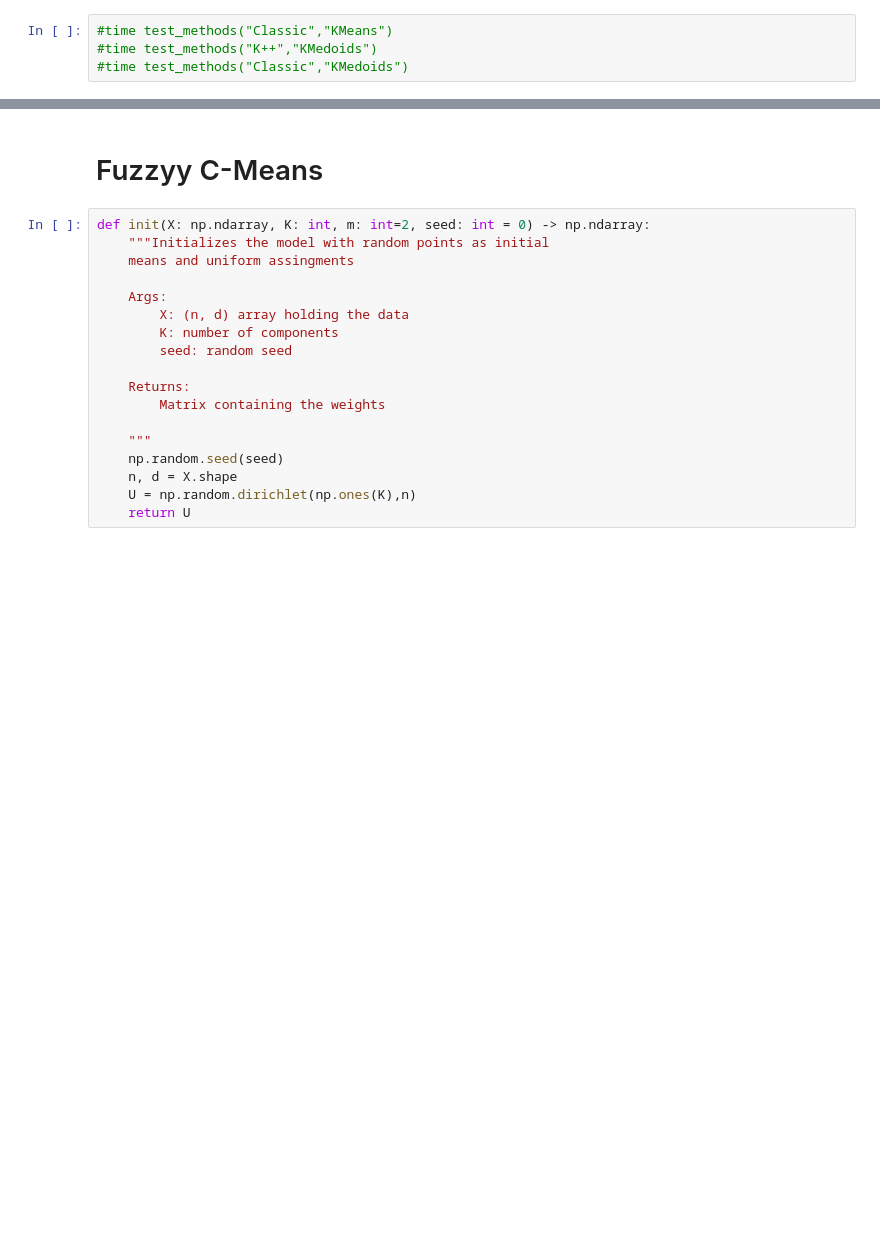
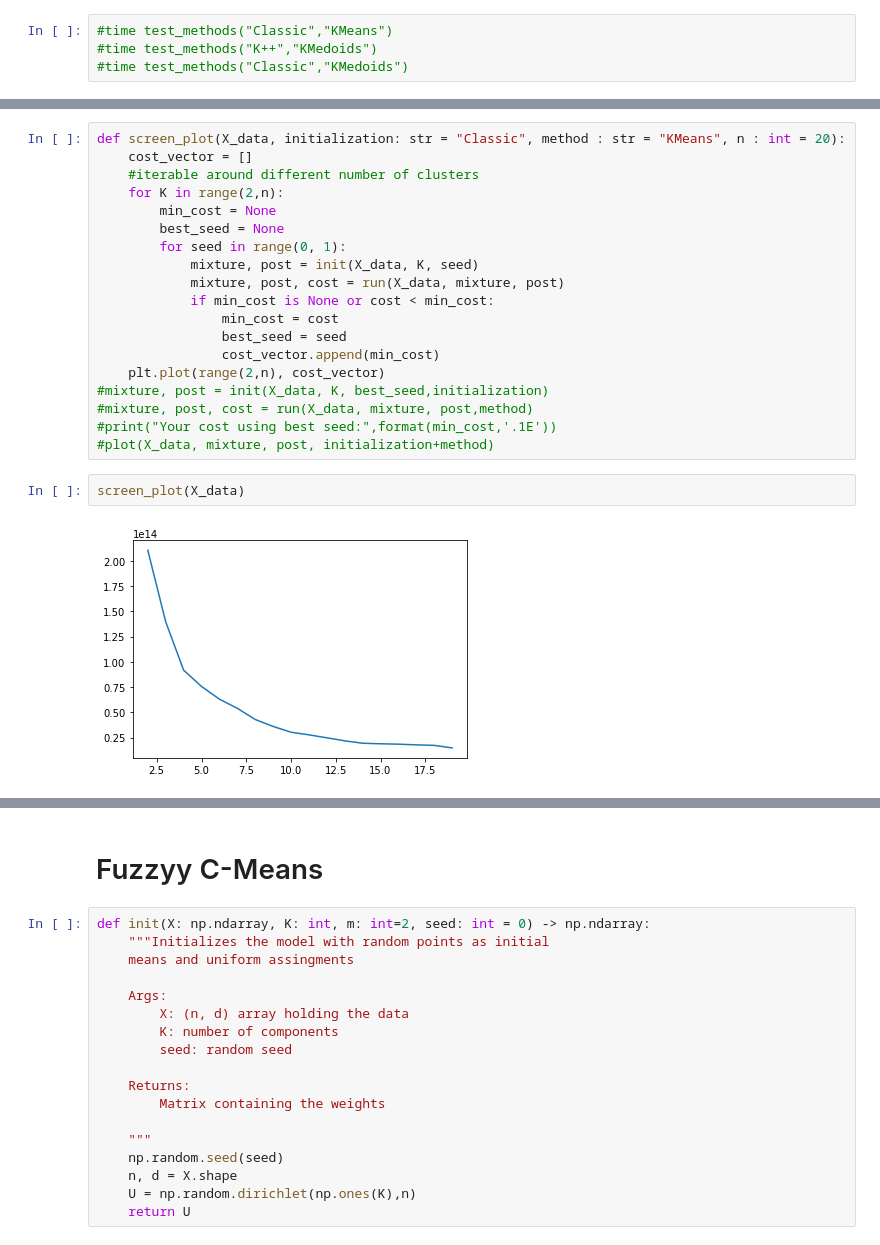
Before and after one commit to AlexTru96/Unsupervised_learning, a Jupyter notebook: Exercises2.ipynb, the cells around one changed output, grey strips where cells are left out. Drawn from its saved outputs; the diff is of its cells as text; blank space fills up the shorter version.

```diff
--- a/Exercises2.ipynb
+++ b/Exercises2.ipynb
@@ -228,0 +229,23 @@ Wall time: 5.18 s
+# %%
+def screen_plot(X_data, initialization: str = "Classic", method : str = "KMeans", n : int = 20):
+    cost_vector = []
+    #iterable around different number of clusters
+    for K in range(2,n):
+        min_cost = None
+        best_seed = None
+        for seed in range(0, 1):
+            mixture, post = init(X_data, K, seed)
+            mixture, post, cost = run(X_data, mixture, post)
+            if min_cost is None or cost < min_cost:
+                min_cost = cost
+                best_seed = seed
+                cost_vector.append(min_cost)
+    plt.plot(range(2,n), cost_vector)
+#mixture, post = init(X_data, K, best_seed,initialization)
+#mixture, post, cost = run(X_data, mixture, post,method)
+#print("Your cost using best seed:",format(min_cost,'.1E'))
+#plot(X_data, mixture, post, initialization+method)
+# %%
+screen_plot(X_data)
+# %% [output]
+[figure, added]
```
Also changed, not shown: parts of 4 cells of this notebook, 2 other files.
